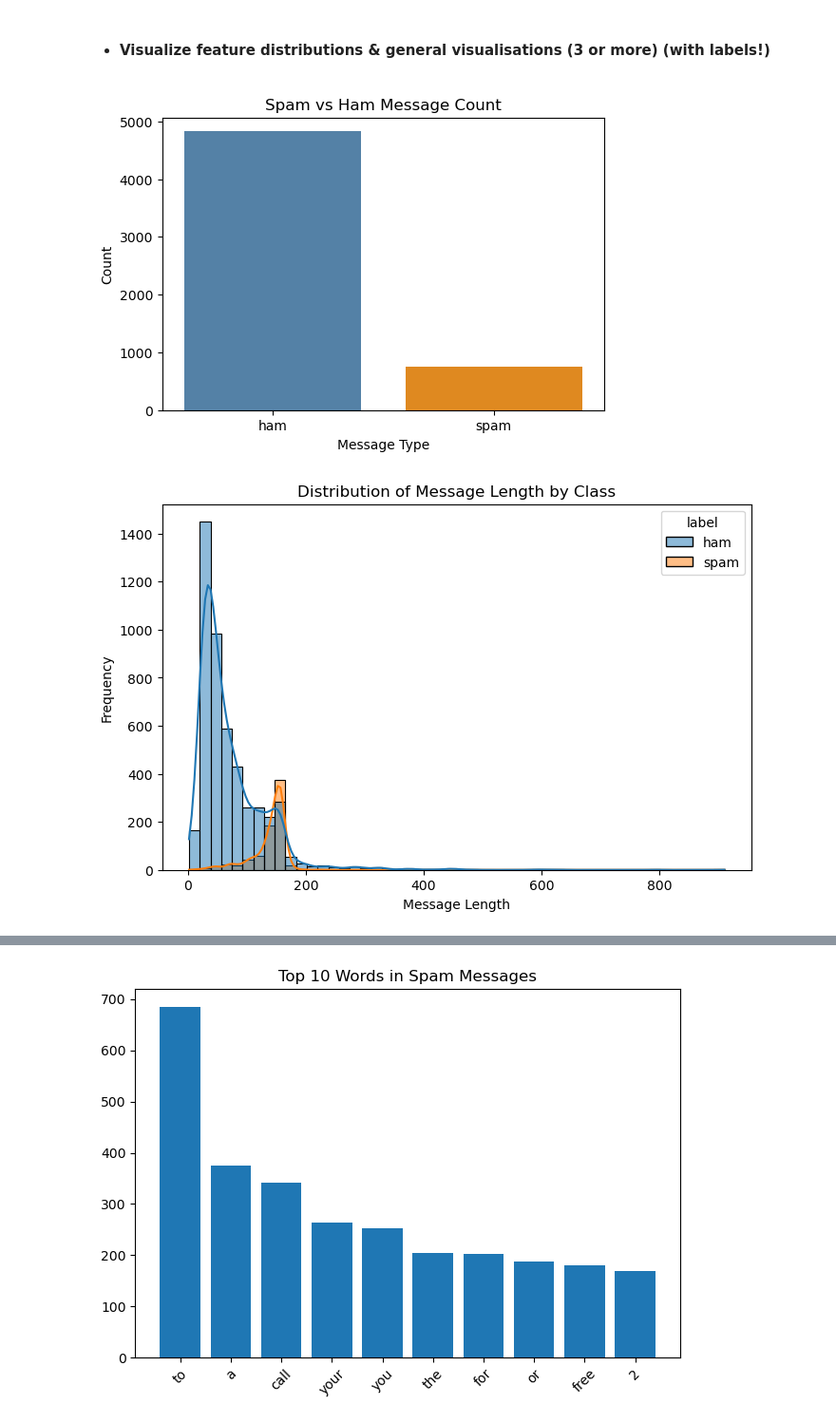
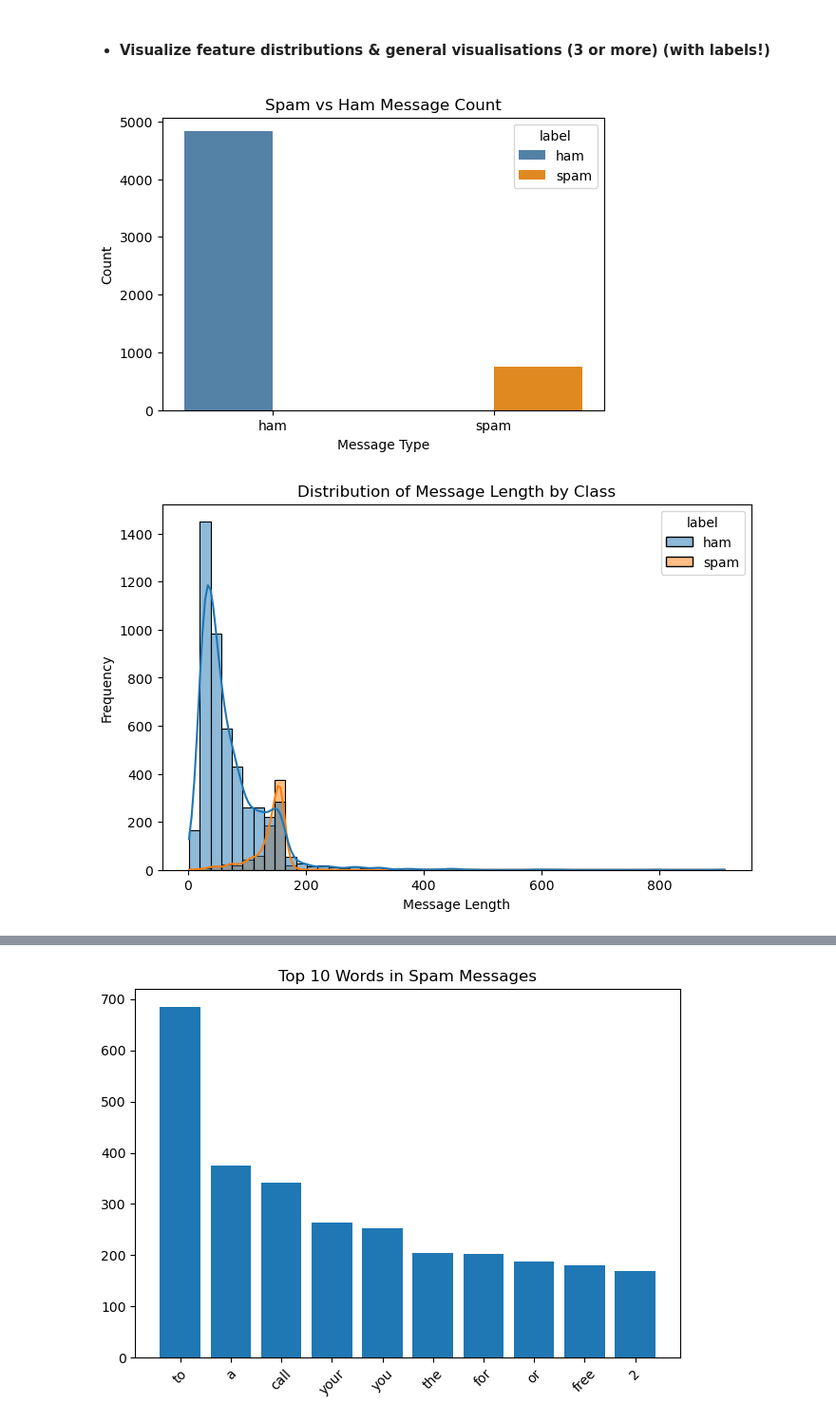
Before and after one commit to clee80/CS372_GroupProject_Group2, a Jupyter notebook: FinalProject_2.ipynb, the cells around one changed output, grey strips where cells are left out. Shown at 95% size. Cells and saved outputs as stored; diff of their text form; code cells hidden in the pictures.

```diff
--- a/FinalProject_2.ipynb
+++ b/FinalProject_2.ipynb
@@ -82,34 +88,34 @@ spam   138.670683  5.712182
 # %%
 plt.figure(figsize=(6,4))
 sns.countplot(x="label", data=df, hue="label",
-              palette={"ham": "steelblue", "spam": "darkorange"}, legend=False)
+              palette={"ham": "steelblue", "spam": "darkorange"})
 plt.title("Spam vs Ham Message Count")
 plt.xlabel("Message Type")
 plt.ylabel("Count")
 plt.show()
 
 plt.figure(figsize=(8,5))
 sns.histplot(data=df, x="length", hue="label", bins=50, kde=True)
 plt.title("Distribution of Message Length by Class")
 plt.xlabel("Message Length")
 plt.ylabel("Frequency")
 plt.show()
 
 plt.figure(figsize=(8,5))
 sns.histplot(data=df, x="punct", hue="label", bins=30, kde=True)
 plt.title("Distribution of Punctuation Count by Class")
 plt.xlabel("Number of Punctuation Marks")
 plt.ylabel("Frequency")
 plt.show()
 
 plt.figure(figsize=(8,5))
 sns.boxplot(x="label", y="length", data=df, hue="label",
-            palette={"ham": "steelblue", "spam": "darkorange"}, legend=False)
+            palette={"ham": "steelblue", "spam": "darkorange"})
 plt.title("Message Length by Class")
 plt.xlabel("Message Type")
 plt.ylabel("Message Length")
 plt.show()
 # %% [output]
-[figure, old version]
+[figure, new version]
 [figure]
 [figure]
```
Also changed, not shown: parts of 9 cells of this notebook.
